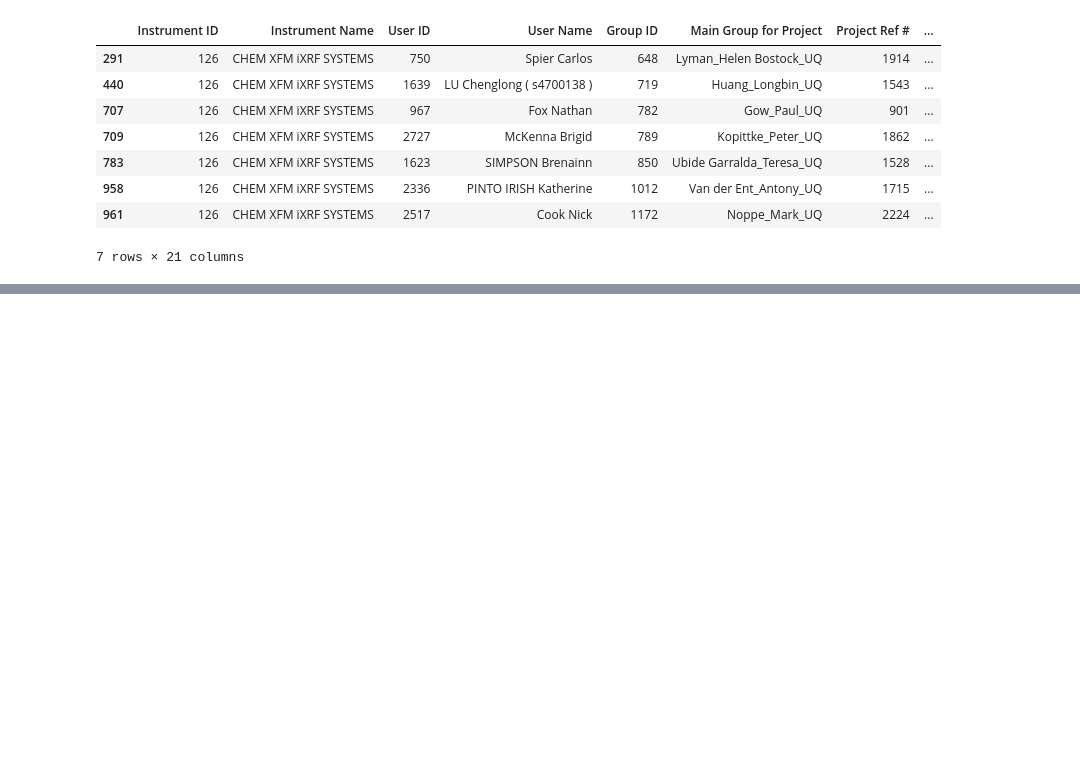
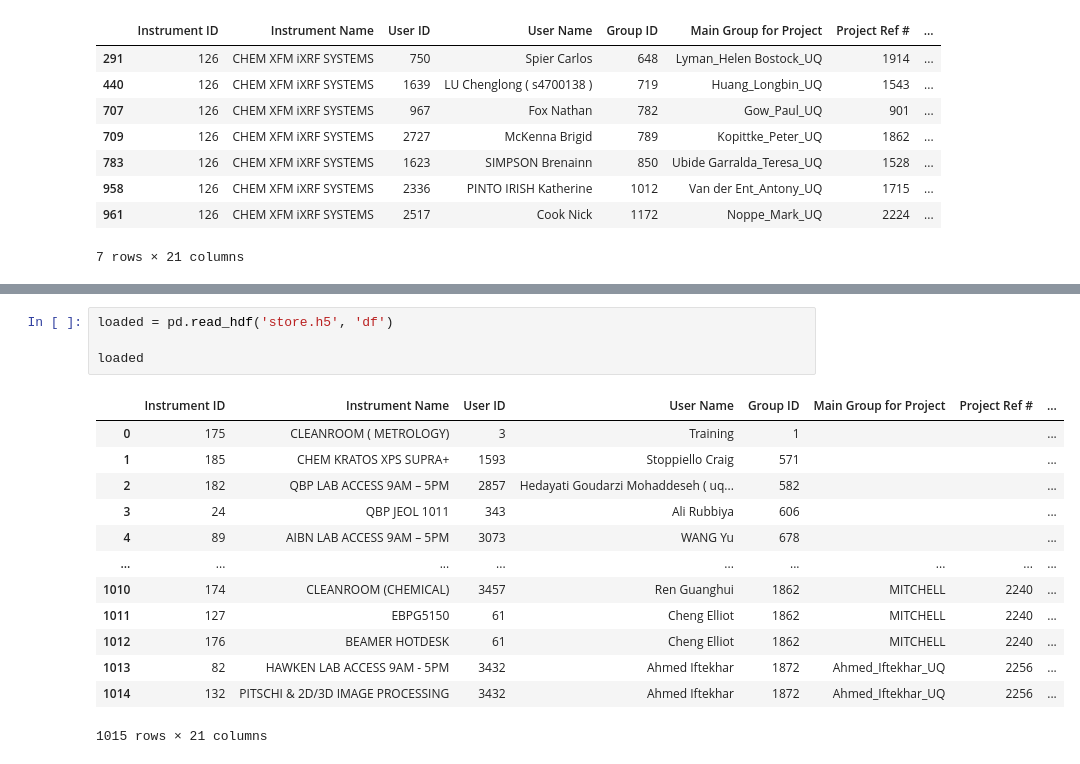
Before and after one commit to UQ-RCC/rims-dashboard, a Jupyter notebook: explore.ipynb, the cells around one changed output, grey strips where cells are left out. Saved outputs shown, nothing was run; the diff lists cells and outputs as text; blank space fills up the shorter version.

```diff
--- a/explore.ipynb
+++ b/explore.ipynb
@@ -32,0 +47,18 @@ dff
+# %%
+loaded = pd.read_hdf('store.h5', 'df')
+
+loaded
+# %% [output]
+|  | Instrument ID | Instrument Name | User ID | User Name | Group ID | Main Group for Project | Project Ref # | ... |
+| 0 | 175 | CLEANROOM ( METROLOGY) | 3 | Training | 1 |  |  | ... |
+| 1 | 185 | CHEM KRATOS XPS SUPRA+ | 1593 | Stoppiello Craig | 571 |  |  | ... |
+| 2 | 182 | QBP LAB ACCESS 9AM – 5PM | 2857 | Hedayati Goudarzi Mohaddeseh ( uq... | 582 |  |  | ... |
+| 3 | 24 | QBP JEOL 1011 | 343 | Ali Rubbiya | 606 |  |  | ... |
+| 4 | 89 | AIBN LAB ACCESS 9AM – 5PM | 3073 | WANG Yu | 678 |  |  | ... |
+| ... | ... | ... | ... | ... | ... | ... | ... | ... |
+| 1010 | 174 | CLEANROOM (CHEMICAL) | 3457 | Ren Guanghui | 1862 | MITCHELL | 2240 | ... |
+| 1011 | 127 | EBPG5150 | 61 | Cheng Elliot | 1862 | MITCHELL | 2240 | ... |
+| 1012 | 176 | BEAMER HOTDESK | 61 | Cheng Elliot | 1862 | MITCHELL | 2240 | ... |
+| 1013 | 82 | HAWKEN LAB ACCESS 9AM - 5PM | 3432 | Ahmed Iftekhar | 1872 | Ahmed_Iftekhar_UQ | 2256 | ... |
+| 1014 | 132 | PITSCHI & 2D/3D IMAGE PROCESSING | 3432 | Ahmed Iftekhar | 1872 | Ahmed_Iftekhar_UQ | 2256 | ... |
+1015 rows × 21 columns
```
Also changed, not shown: parts of 4 cells of this notebook, 2 other files.
